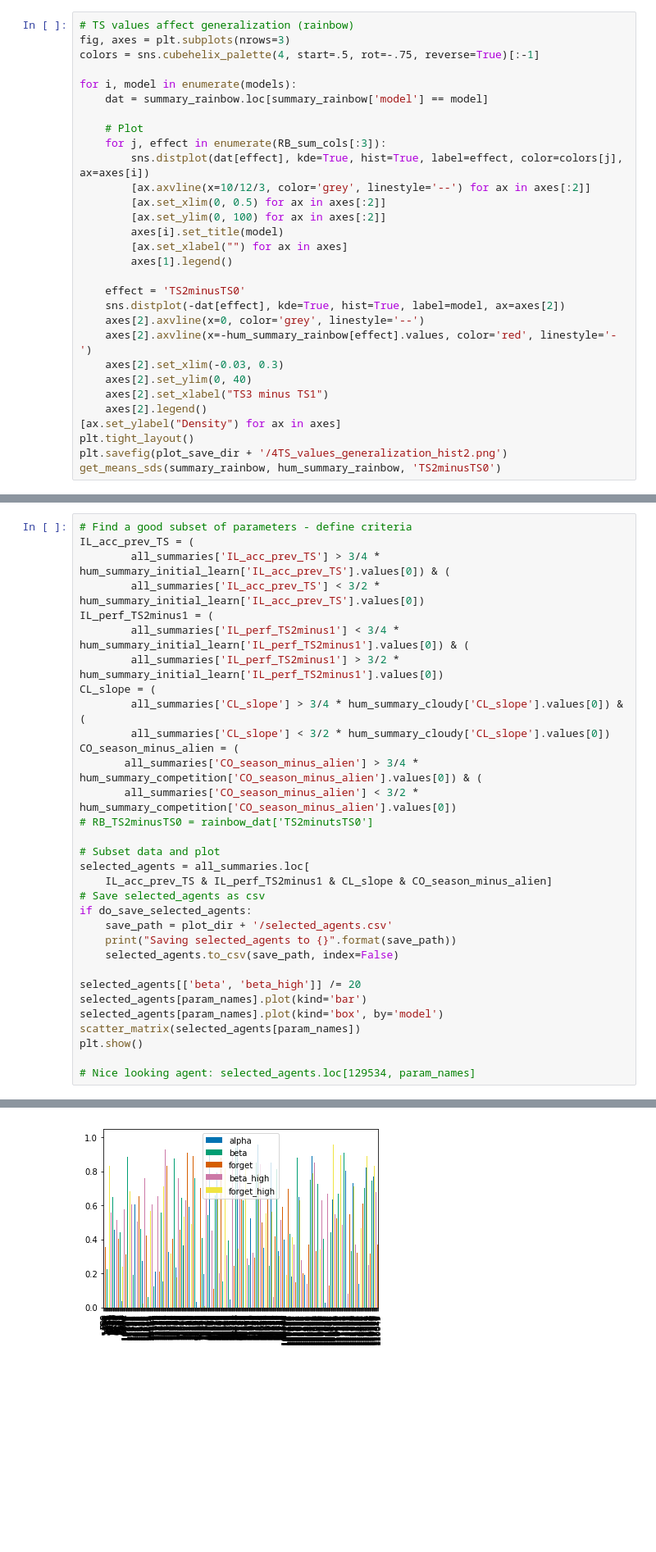
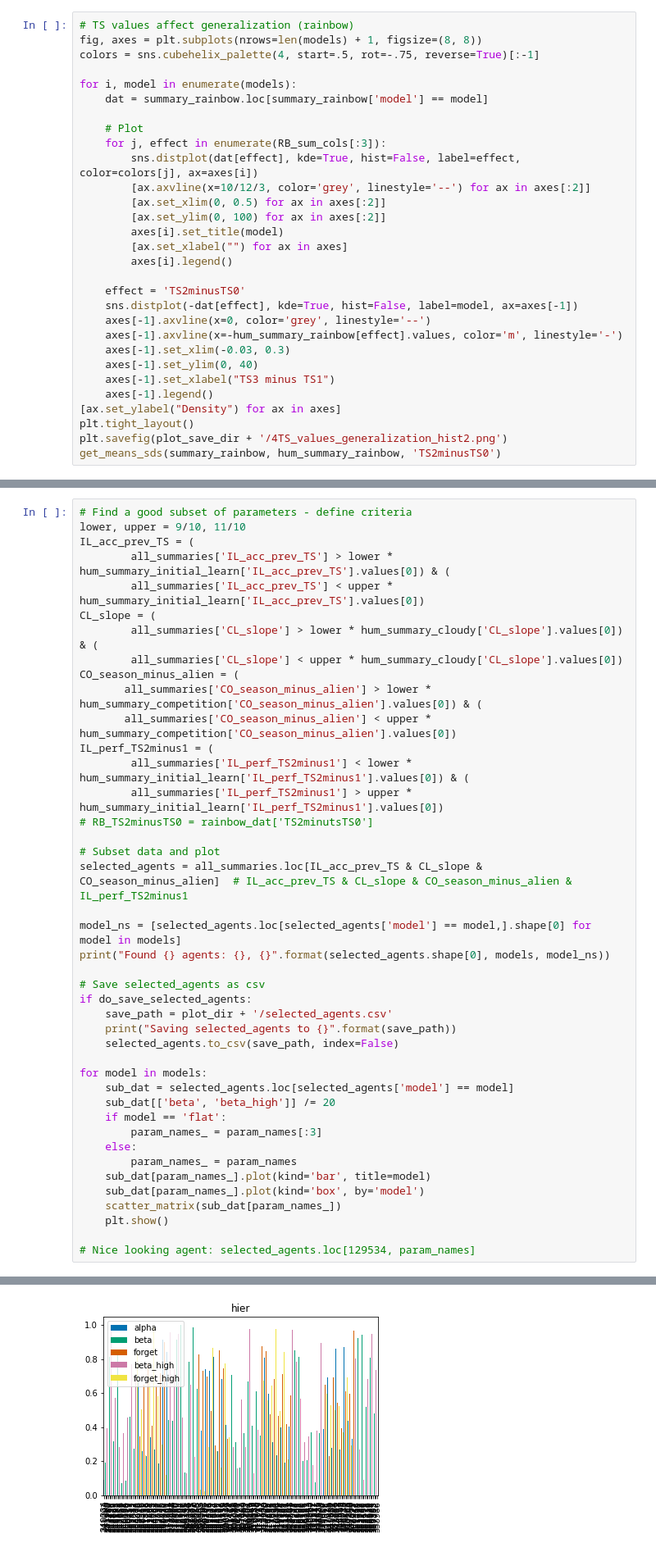
Before and after one commit to MariaEckstein/SLCN, a Jupyter notebook: models/SimulateAliensJupyterVersion2.ipynb, the cells around one changed output, grey strips where cells are left out. Shown at 82% size. Drawn from its saved outputs; the diff is of its cells as text; blank space fills up the shorter version.

```diff
--- a/models/SimulateAliensJupyterVersion2.ipynb
+++ b/models/SimulateAliensJupyterVersion2.ipynb
@@ -581,6 +577,6 @@ make_histogram(all_summaries,
 # %%
 # TS values affect generalization (rainbow)
-fig, axes = plt.subplots(nrows=3)
+fig, axes = plt.subplots(nrows=len(models) + 1, figsize=(8, 8))
 colors = sns.cubehelix_palette(4, start=.5, rot=-.75, reverse=True)[:-1]
 
 for i, model in enumerate(models):
@@ -588,22 +584,22 @@ for i, model in enumerate(models):
 
     # Plot
     for j, effect in enumerate(RB_sum_cols[:3]):
-        sns.distplot(dat[effect], kde=True, hist=True, label=effect, color=colors[j], ax=axes[i])
+        sns.distplot(dat[effect], kde=True, hist=False, label=effect, color=colors[j], ax=axes[i])
         [ax.axvline(x=10/12/3, color='grey', linestyle='--') for ax in axes[:2]]
         [ax.set_xlim(0, 0.5) for ax in axes[:2]]
         [ax.set_ylim(0, 100) for ax in axes[:2]]
         axes[i].set_title(model)
         [ax.set_xlabel("") for ax in axes]
-        axes[1].legend()
+        axes[i].legend()
 
     effect = 'TS2minusTS0'
-    sns.distplot(-dat[effect], kde=True, hist=True, label=model, ax=axes[2])
-    axes[2].axvline(x=0, color='grey', linestyle='--')
-    axes[2].axvline(x=-hum_summary_rainbow[effect].values, color='red', linestyle='-')
-    axes[2].set_xlim(-0.03, 0.3)
-    axes[2].set_ylim(0, 40)
-    axes[2].set_xlabel("TS3 minus TS1")
-    axes[2].legend()
+    sns.distplot(-dat[effect], kde=True, hist=False, label=model, ax=axes[-1])
+    axes[-1].axvline(x=0, color='grey', linestyle='--')
+    axes[-1].axvline(x=-hum_summary_rainbow[effect].values, color='m', linestyle='-')
+    axes[-1].set_xlim(-0.03, 0.3)
+    axes[-1].set_ylim(0, 40)
+    axes[-1].set_xlabel("TS3 minus TS1")
+    axes[-1].legend()
 [ax.set_ylabel("Density") for ax in axes]
 plt.tight_layout()
 plt.savefig(plot_save_dir + '/4TS_values_generalization_hist2.png')
@@ -709,33 +705,43 @@ See the caveats in the documentation: http://pandas.pydata.org/pandas-docs/stabl
 # %%
 # Find a good subset of parameters - define criteria
+lower, upper = 9/10, 11/10
 IL_acc_prev_TS = (
-        all_summaries['IL_acc_prev_TS'] > 3/4 * hum_summary_initial_learn['IL_acc_prev_TS'].values[0]) & (
-        all_summaries['IL_acc_prev_TS'] < 3/2 * hum_summary_initial_learn['IL_acc_prev_TS'].values[0])
+        all_summaries['IL_acc_prev_TS'] > lower * hum_summary_initial_learn['IL_acc_prev_TS'].values[0]) & (
+        all_summaries['IL_acc_prev_TS'] < upper * hum_summary_initial_learn['IL_acc_prev_TS'].values[0])
+CL_slope = (
+        all_summaries['CL_slope'] > lower * hum_summary_cloudy['CL_slope'].values[0]) & (
+        all_summaries['CL_slope'] < upper * hum_summary_cloudy['CL_slope'].values[0])
+CO_season_minus_alien = (
+       all_summaries['CO_season_minus_alien'] > lower * hum_summary_competition['CO_season_minus_alien'].values[0]) & (
+       all_summaries['CO_season_minus_alien'] < upper * hum_summary_competition['CO_season_minus_alien'].values[0])
 IL_perf_TS2minus1 = (
-        all_summaries['IL_perf_TS2minus1'] < 3/4 * hum_summary_initial_learn['IL_perf_TS2minus1'].values[0]) & (
-        all_summaries['IL_perf_TS2minus1'] > 3/2 * hum_summary_initial_learn['IL_perf_TS2minus1'].values[0])
-CL_slope = (
-        all_summaries['CL_slope'] > 3/4 * hum_summary_cloudy['CL_slope'].values[0]) & (
-        all_summaries['CL_slope'] < 3/2 * hum_summary_cloudy['CL_slope'].values[0])
-CO_season_minus_alien = (
-       all_summaries['CO_season_minus_alien'] > 3/4 * hum_summary_competition['CO_season_minus_alien'].values[0]) & (
-       all_summaries['CO_season_minus_alien'] < 3/2 * hum_summary_competition['CO_season_minus_alien'].values[0])
+        all_summaries['IL_perf_TS2minus1'] < lower * hum_summary_initial_learn['IL_perf_TS2minus1'].values[0]) & (
+        all_summaries['IL_perf_TS2minus1'] > upper * hum_summary_initial_learn['IL_perf_TS2minus1'].values[0])
 # RB_TS2minusTS0 = rainbow_dat['TS2minutsTS0']
 
 # Subset data and plot
-selected_agents = all_summaries.loc[
-    IL_acc_prev_TS & IL_perf_TS2minus1 & CL_slope & CO_season_minus_alien]
+selected_agents = all_summaries.loc[IL_acc_prev_TS & CL_slope & CO_season_minus_alien]  # IL_acc_prev_TS & CL_slope & CO_season_minus_alien & IL_perf_TS2minus1
+
+model_ns = [selected_agents.loc[selected_agents['model'] == model,].shape[0] for model in models]
+print("Found {} agents: {}, {}".format(selected_agents.shape[0], models, model_ns))
+
 # Save selected_agents as csv
 if do_save_selected_agents:
     save_path = plot_dir + '/selected_agents.csv'
     print("Saving selected_agents to {}".format(save_path))
     selected_agents.to_csv(save_path, index=False)
 
-selected_agents[['beta', 'beta_high']] /= 20
-selected_agents[param_names].plot(kind='bar')
-selected_agents[param_names].plot(kind='box', by='model')
-scatter_matrix(selected_agents[param_names])
-plt.show()
+for model in models:
+    sub_dat = selected_agents.loc[selected_agents['model'] == model]
+    sub_dat[['beta', 'beta_high']] /= 20
+    if model == 'flat':
+        param_names_ = param_names[:3]
+    else:
+        param_names_ = param_names
+    sub_dat[param_names_].plot(kind='bar', title=model)
+    sub_dat[param_names_].plot(kind='box', by='model')
+    scatter_matrix(sub_dat[param_names_])
+    plt.show()
 
 # Nice looking agent: selected_agents.loc[129534, param_names]
 # %% [output]
@@ -742,7 +749,7 @@ plt.show()
 Saving selected_agents to C:/Users/maria/MEGAsync/Berkeley/TaskSets/AliensFitting/SummariesInsteadOfFitting_revision/selected_agents.csv
 A value is trying to be set on a copy of a slice from a DataFrame.
 Try using .loc[row_indexer,col_indexer] = value instead
 
 See the caveats in the documentation: http://pandas.pydata.org/pandas-docs/stable/indexing.html#indexing-view-versus-copy
   self[k1] = value[k2]
-[figure, old version]
+[figure, new version]
```
Also changed, not shown: parts of 33 cells of this notebook.
